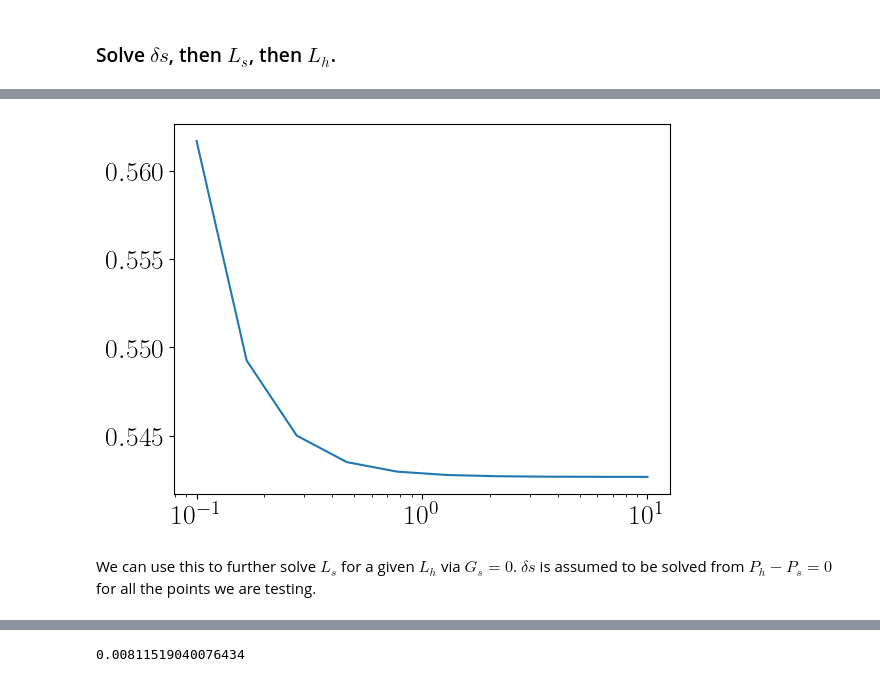
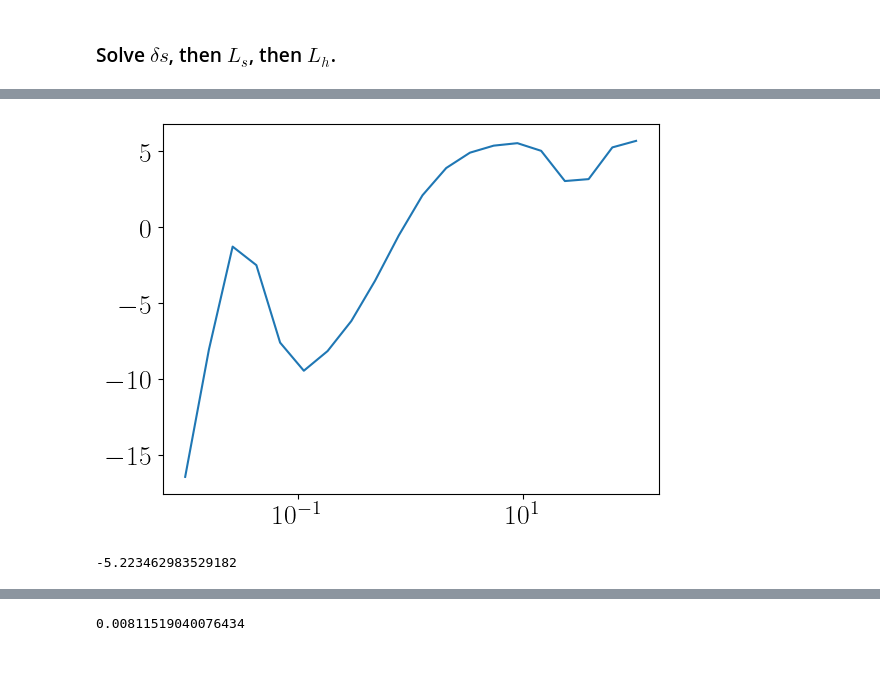
Before and after one commit to quarkquartet/Wall_velocity_LTE, a Jupyter notebook: moments.ipynb, the cells around one changed output, grey strips where cells are left out. Saved outputs shown, nothing was run; the diff lists cells and outputs as text; code cells hidden in the pictures.

```diff
--- a/moments.ipynb
+++ b/moments.ipynb
@@ -121,9 +124,9 @@ Tm
 # %% [markdown]
 ## Load field value profile
 # %%
-h0 = lv[0]
-s0 = lv[1]-hv[1]
-s_initial=hv[1]
+h0 = lv_new[0]
+s0 = lv_new[1]-hv_new[1]
+s_initial=hv_new[1]
 def h_profile(z,Lh):
     z = np.asanyarray(z)
     hz = 0.5*h0*(1-np.tanh(z/Lh))
@@ -134,9 +137,9 @@ def s_profile(z, Ls, deltas):
     sz = 0.5*s0*(1-np.tanh(z/Ls + deltas)) + s_initial
     return sz
 
-c1 = w(Vtot, Tp, hv) * vp/(1-vp**2)
+c1 = w(Vtot, Tm, lv_new) * vw/(1-vw**2)
 s1=c1
-c2=-Vtot(hv, Tp)+ w(Vtot, Tp, hv) * vp**2 /(1-vp**2)
+c2=-Vtot(lv_new, Tm)+ w(Vtot, Tm, lv_new) * vw**2 /(1-vw**2)
 s2=c2
 
 def T33(T,z, Lh, Ls, deltas):
@@ -149,7 +152,7 @@ def T33(T,z, Lh, Ls, deltas):
 # %%
 def moments(Lh, Ls, deltas):
     npoints = 100
-    z_range = np.linspace(-5*max(Lh,Ls), 5*max(Lh,Ls), npoints)
+    z_range = np.linspace(-8*max(Lh,Ls), 5*max(Lh,Ls), npoints)
     T_sol = np.zeros((npoints,))
     for i in range(npoints):
         T33min = optimize.minimize(lambda T: T33(T[0], z_range[i], Lh, Ls, deltas), 55, method='Nelder-Mead', bounds=[(40,90)])
@@ -195,7 +198,10 @@ def solve_deltas(Lh, Ls):
         try:
             dsol = optimize.newton(lambda d: force_diff(Lh, Ls, d), -0.1)
         except:
-            dsol = optimize.brentq(lambda d: force_diff(Lh, Ls, d), -5,5)
+            try:
+                dsol = optimize.brentq(lambda d: force_diff(Lh, Ls, d), -5,5)
+            except:
+                dsol = optimize.brentq(lambda d: force_diff(Lh, Ls, d), -20,20)
     return dsol
 # %%
 Plot(lambda d: force_diff(0.1,0.1, d), (-3,3), n=20)
@@ -210,0 +216,12 @@ As we can see in the following picture, $G_h$ is a monotomic function of $L_h$ f
+# %%
+Gsrange = np.ones((5,20))
+Lhrange = [0.1,0.5,1.0,1.5, 2.0]
+ratiorange = np.logspace(-2,2,20)
+for i in range(5):
+    Lh = Lhrange[i]
+    Gslist = np.copy(Gsrange[i])
+    for j in range(20):
+        Ls = ratiorange[j] * Lh
+        deltas = solve_deltas(Lh, Ls)
+        Gslist[j] = moments(Lh, Ls, deltas)[-1]
+    Gsrange[i] = Gslist
@@ -211,10 +239,12 @@ As we can see in the following picture, $G_h$ is a monotomic function of $L_h$ f
 # %%
-plt.plot(lhrange, Ghlist)
+plt.plot(ratiorange, Gsrange[3])
 plt.xscale('log')
 # %% [output]
-[figure, old version]
+[figure, new version]
-# %% [markdown]
-We can use this to further solve $L_s$ for a given $L_h$ via $G_s = 0$. $\delta s$ is assumed to be solved from $P_h - P_s = 0$ for all the points we are testing.
+# %%
+moments(1, 3, solve_deltas(1,3))[2]
+# %% [output]
+-5.223462983529182
 # %%
 Lhrange = np.logspace(-2,1,20)
 Ghrange = np.ones((20,))*100
```
Also changed, not shown: parts of 18 cells of this notebook.
